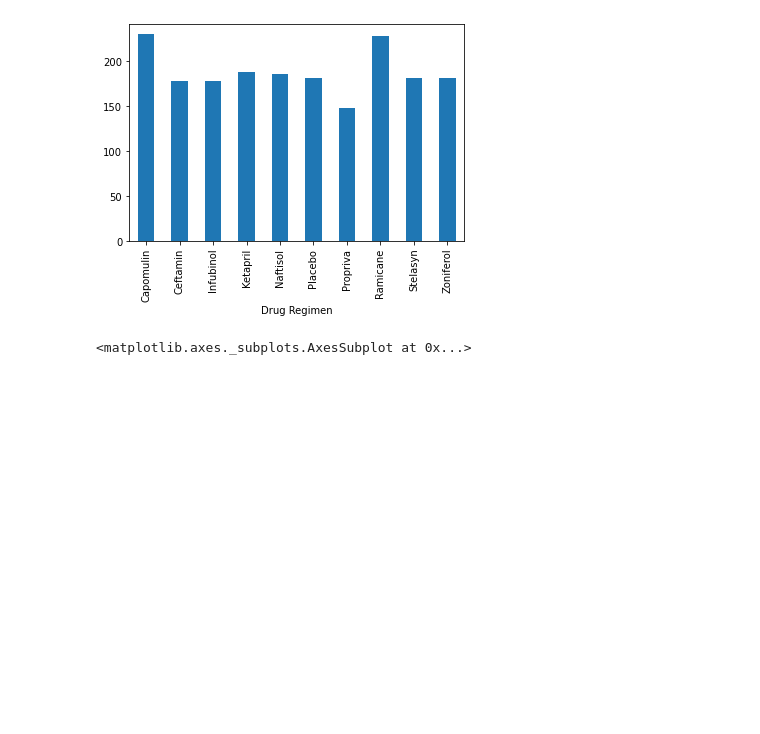
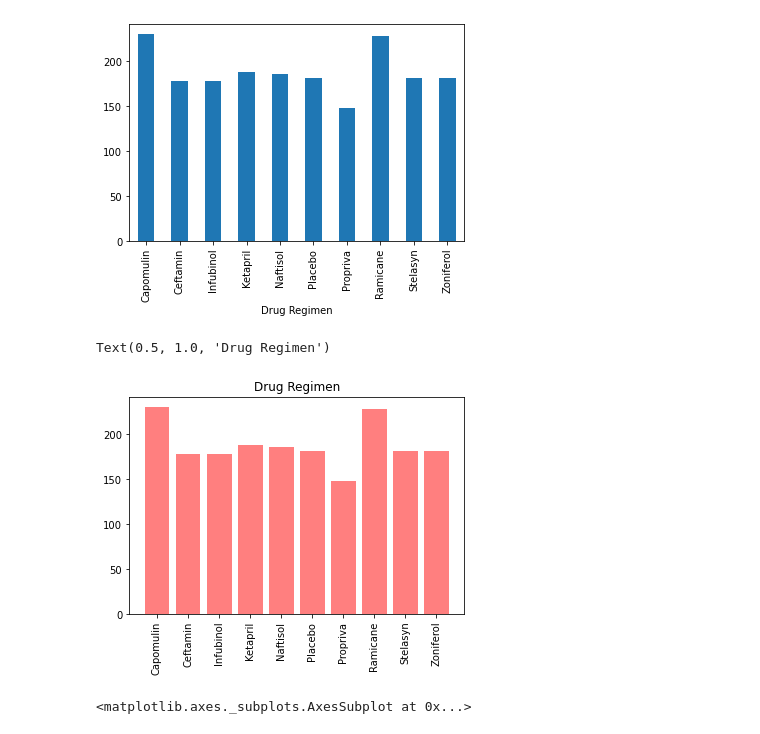
Before and after one commit to GND95/Matplotlib-Challenge, a Jupyter notebook: Pymaceuticals/Analysis.ipynb, the cells around one changed output. Cells and saved outputs as stored; diff of their text form; code cells hidden in the pictures; blank space fills up the shorter version.

Commit message:
recreated drug regimen measurement bar plot using Matplotlib

```diff
--- a/Pymaceuticals/Analysis.ipynb
+++ b/Pymaceuticals/Analysis.ipynb
@@ -134,3 +132,15 @@ drug_regimen_df["Tumor Volume (mm3)"].count().plot.bar()
+# %%
+# Generate a bar plot showing the total number of measurements taken on each drug regimen using pyplot.
+tumorVolumes = list(drug_regimen_df["Tumor Volume (mm3)"].count()) #converting to list for easier access to values
+drugNames = list(drug_regimen_df["Drug Regimen"].count().index) #get the drug names from the index; convert the names of the drugs to a list
+x_axis = drugNames
+
+plt.bar(x_axis, tumorVolumes, color='r', alpha=0.5, align="center")
+plt.xticks(rotation=90) #rotate the names of the drugs 90 degrees so the text does not run together
+plt.title("Drug Regimen")
+# %% [output]
+Text(0.5, 1.0, 'Drug Regimen')
+[figure, added]
 # %%
 # Generate a pie plot showing the distribution of female versus male mice using pandas
 clean_mouse_df.groupby("Sex")["Mouse ID"].count().plot.pie(label="Mouse Gender")
```
Also changed, not shown: parts of 2 cells of this notebook.
